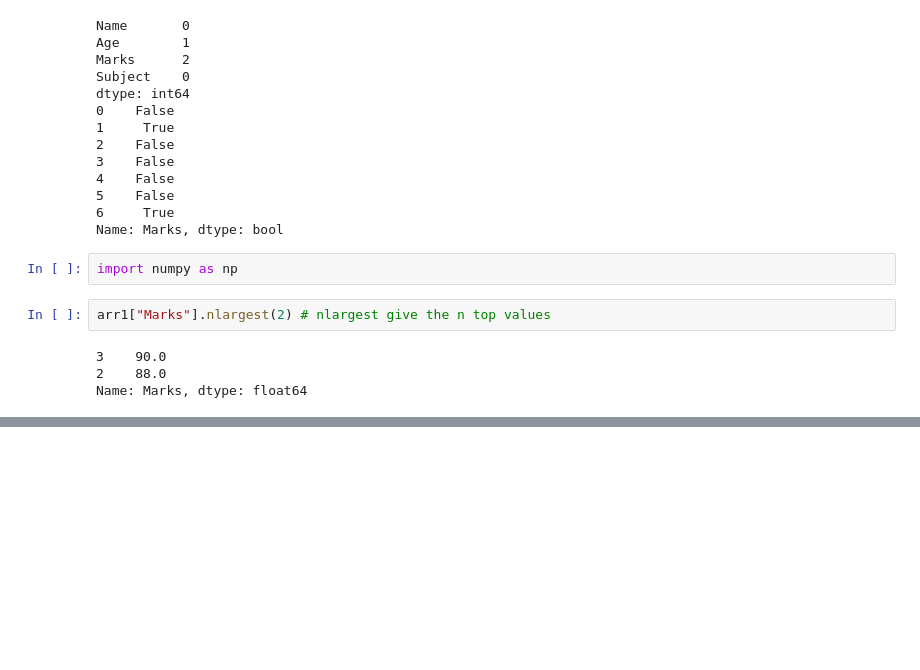
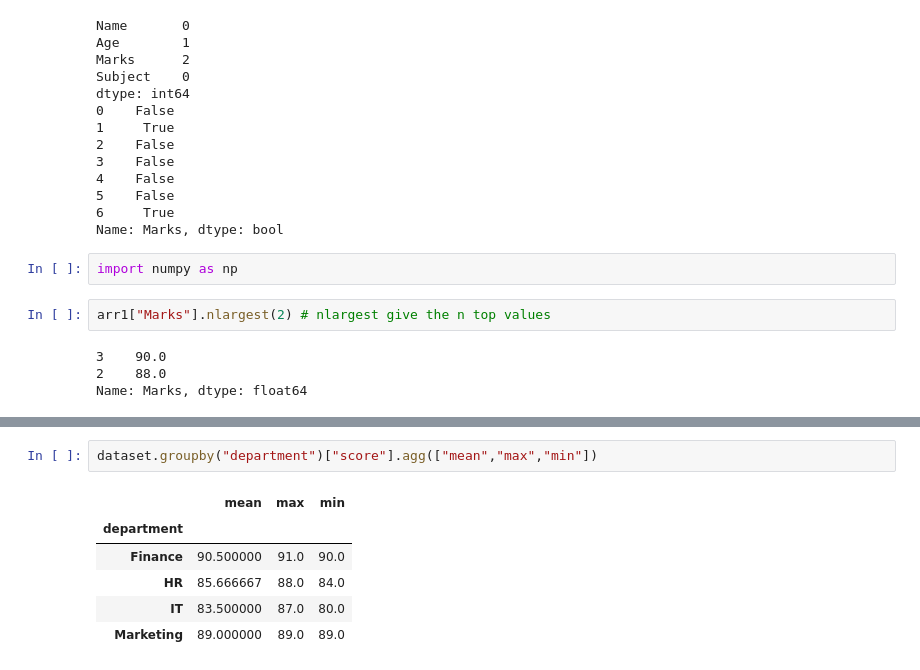
Before and after one commit to TalupulaYaswanth/Foundations_to_ML, a Jupyter notebook: pandas/pb1.ipynb, the cells around one changed output, grey strips where cells are left out. Cells and saved outputs as stored; diff of their text form; blank space fills up the shorter version.

```diff
--- a/pandas/pb1.ipynb
+++ b/pandas/pb1.ipynb
@@ -328,0 +450,9 @@ IndexError: only integers, slices (`:`), ellipsis (`...`), numpy.newaxis (`None`
+# %%
+dataset.groupby("department")["score"].agg(["mean","max","min"])
+# %% [output]
+|  | mean | max | min |
+| department |  |  |  |
+| Finance | 90.500000 | 91.0 | 90.0 |
+| HR | 85.666667 | 88.0 | 84.0 |
+| IT | 83.500000 | 87.0 | 80.0 |
+| Marketing | 89.000000 | 89.0 | 89.0 |
```
Also changed, not shown: parts of 14 cells of this notebook.
